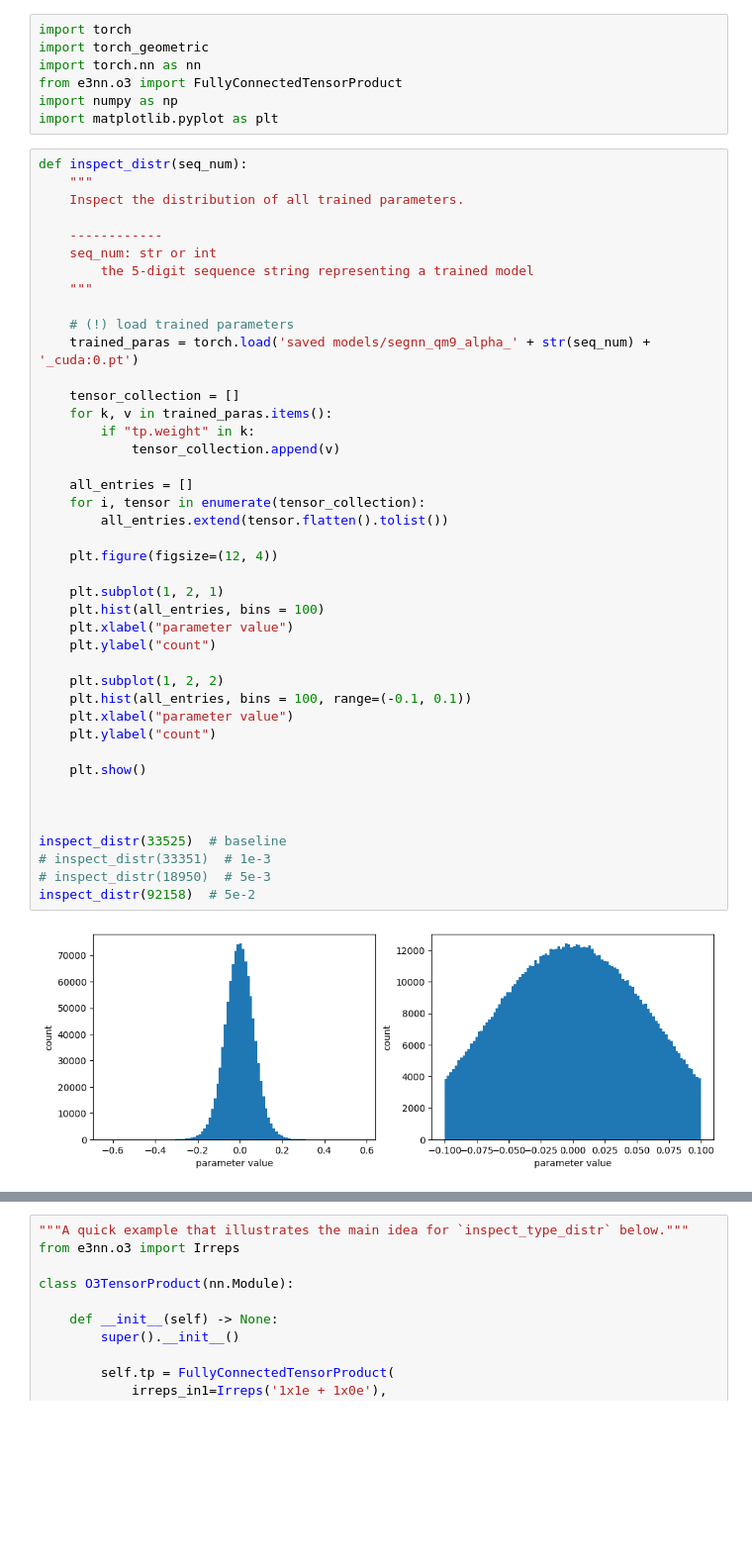
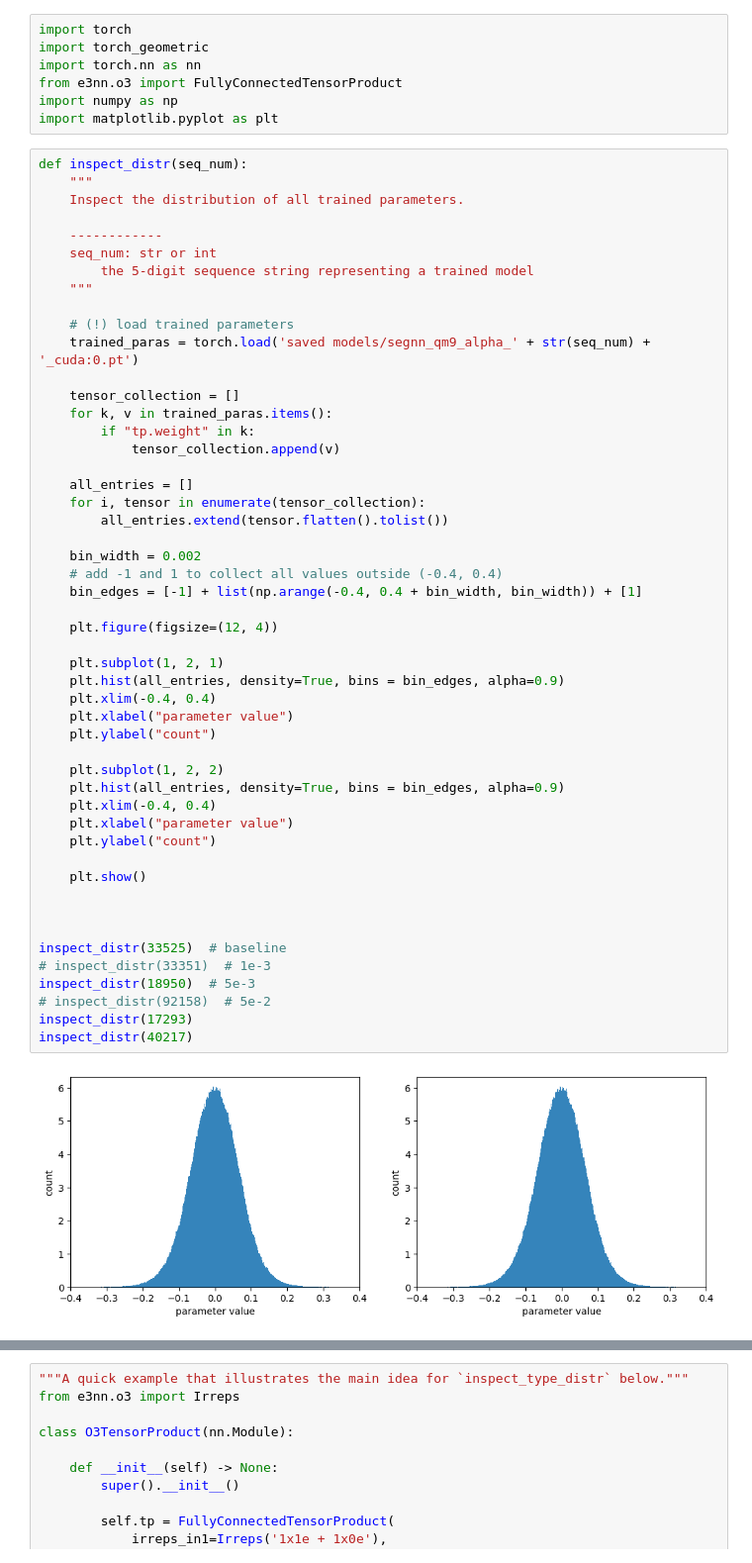
Before and after one commit to NW-JEFF/Tensor-Product-Pruning, a Jupyter notebook: model_performance/parameter_inspect.ipynb, the cells around one changed output, grey strips where cells are left out. Shown at 99% size. Drawn from its saved outputs; the diff is of its cells as text; blank space fills up the shorter version.

```diff
--- a/model_performance/parameter_inspect.ipynb
+++ b/model_performance/parameter_inspect.ipynb
@@ -17,35 +17,43 @@ def inspect_distr(seq_num):
 
     # (!) load trained parameters
     trained_paras = torch.load('saved models/segnn_qm9_alpha_' + str(seq_num) + '_cuda:0.pt')
 
     tensor_collection = []
     for k, v in trained_paras.items():
         if "tp.weight" in k:
             tensor_collection.append(v)
 
     all_entries = []
     for i, tensor in enumerate(tensor_collection):
         all_entries.extend(tensor.flatten().tolist())
 
+    bin_width = 0.002
+    # add -1 and 1 to collect all values outside (-0.4, 0.4)
+    bin_edges = [-1] + list(np.arange(-0.4, 0.4 + bin_width, bin_width)) + [1]
+
     plt.figure(figsize=(12, 4))
 
     plt.subplot(1, 2, 1)
-    plt.hist(all_entries, bins = 100)
+    plt.hist(all_entries, density=True, bins = bin_edges, alpha=0.9)
+    plt.xlim(-0.4, 0.4)
     plt.xlabel("parameter value")
     plt.ylabel("count")
 
     plt.subplot(1, 2, 2)
-    plt.hist(all_entries, bins = 100, range=(-0.1, 0.1))
+    plt.hist(all_entries, density=True, bins = bin_edges, alpha=0.9)
+    plt.xlim(-0.4, 0.4)
     plt.xlabel("parameter value")
     plt.ylabel("count")
 
     plt.show()
 
 
 
 inspect_distr(33525)  # baseline
 # inspect_distr(33351)  # 1e-3
-# inspect_distr(18950)  # 5e-3
-inspect_distr(92158)  # 5e-2
+inspect_distr(18950)  # 5e-3
+# inspect_distr(92158)  # 5e-2
+inspect_distr(17293)
+inspect_distr(40217)
 # %% [output]
-[figure, old version]
+[figure, new version]
```
Also changed, not shown: parts of 4 cells of this notebook, 2 other files.
